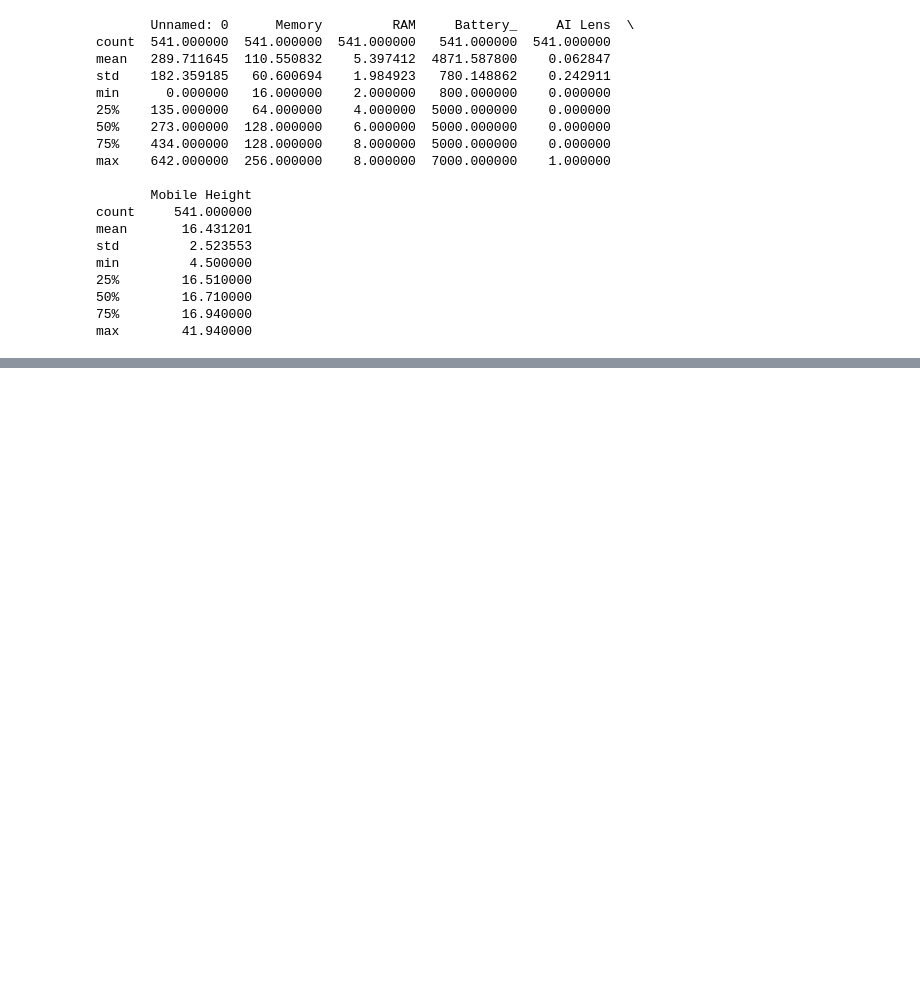
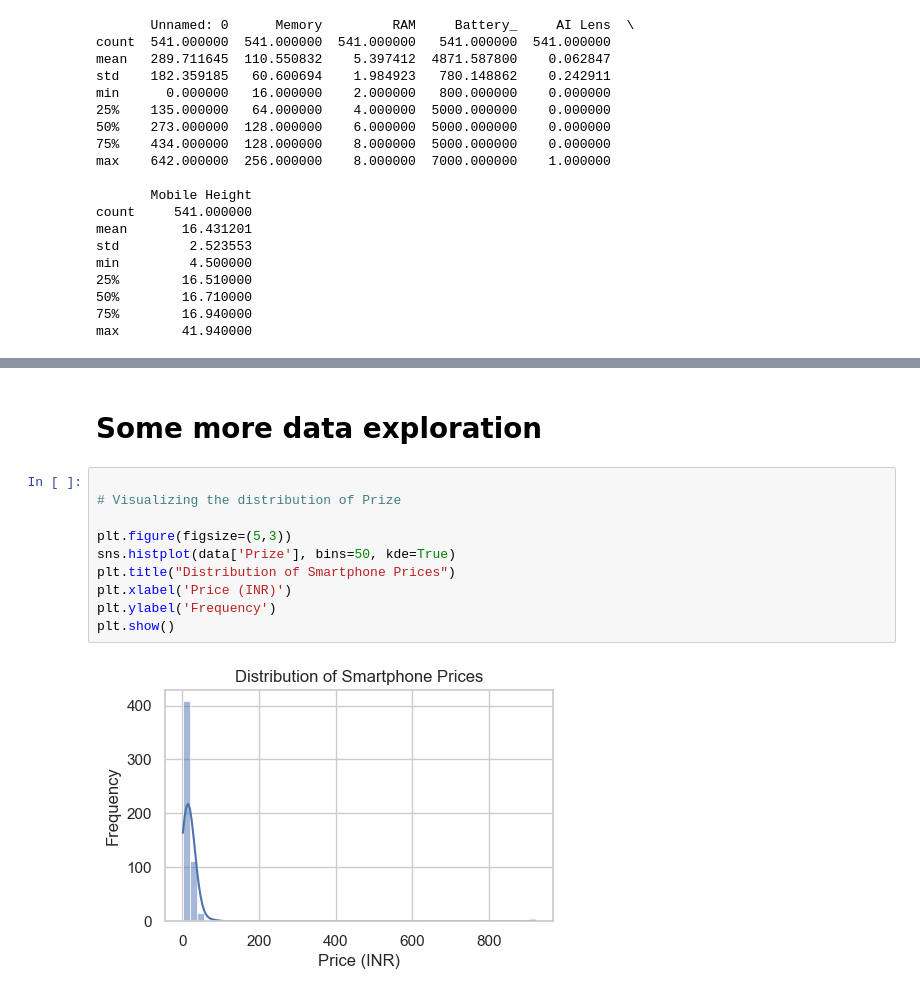
Before and after one commit to bhp001/Price-Prediction-for-Mobile-Phones, a Jupyter notebook: Feature Extraction and Price Prediction for Mobile Phones.ipynb, the cells around one changed output, grey strips where cells are left out. Cells and saved outputs as stored; diff of their text form; blank space fills up the shorter version.

```diff
--- a/Feature Extraction and Price Prediction for Mobile Phones.ipynb
+++ b/Feature Extraction and Price Prediction for Mobile Phones.ipynb
@@ -177,0 +263,14 @@ NameError: name 'y_pred' is not defined
+# %% [markdown]
+# Some more data exploration
+# %%
+
+# Visualizing the distribution of Prize
+
+plt.figure(figsize=(5,3))
+sns.histplot(data['Prize'], bins=50, kde=True)
+plt.title("Distribution of Smartphone Prices")
+plt.xlabel('Price (INR)')
+plt.ylabel('Frequency')
+plt.show()
+# %% [output]
+[figure, added]
```
Also changed, not shown: parts of 50 cells of this notebook.
